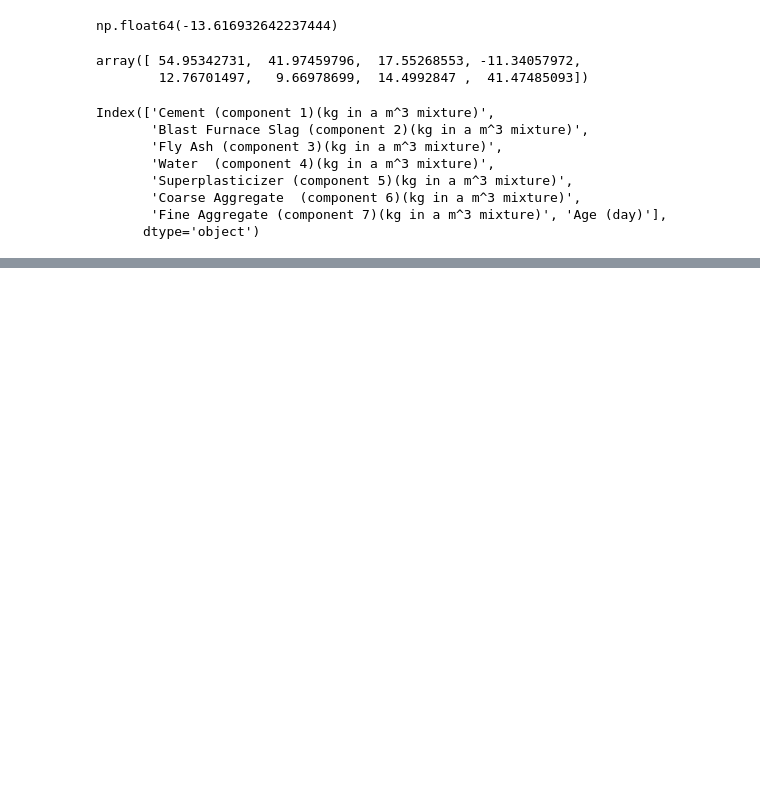
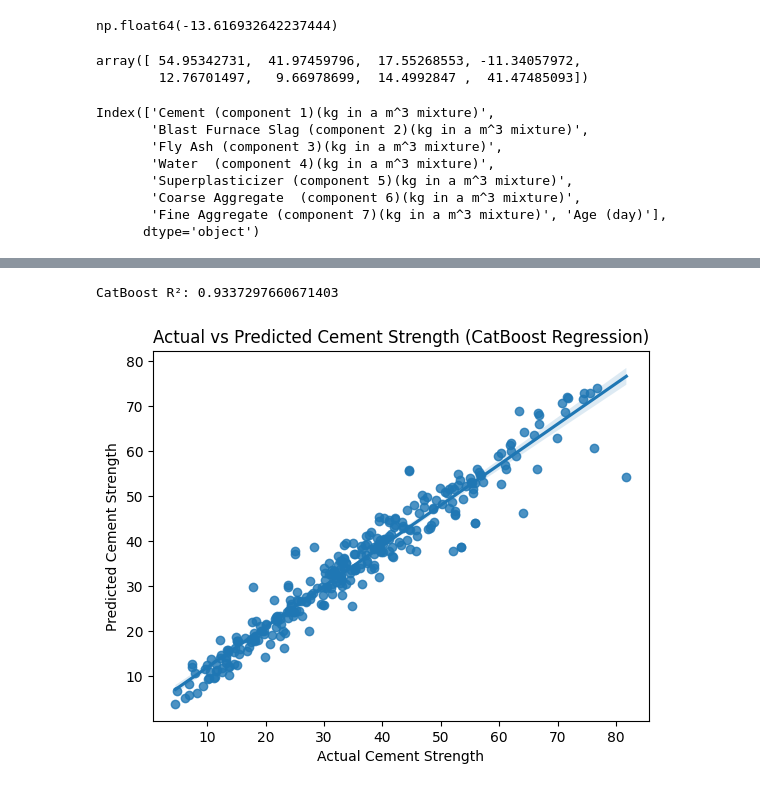
Before and after one commit to mihir0804/DataScience, a Jupyter notebook: CASE_05_Cement_Strength_Prediction_.ipynb, the cells around one changed output, grey strips where cells are left out. Saved outputs shown, nothing was run; the diff lists cells and outputs as text; code cells hidden in the pictures; blank space fills up the shorter version.

```diff
--- a/CASE_05_Cement_Strength_Prediction_.ipynb
+++ b/CASE_05_Cement_Strength_Prediction_.ipynb
@@ -230,0 +300,10 @@ Index(['Cement (component 1)(kg in a m^3 mixture)',
+# %%
+# XGBoost Regressor
+
+from xgboost import XGBRegressor
+
+XGB = XGBRegressor(random_state=42, objective='reg:squarederror')
+XGB.fit(X_train, y_train)
+y_pred_XGB = XGB.predict(X_test)
+
+print(f'The Model Accuracy for XGBoost Regression is',r2_score(y_test,y_pred_XGB))
@@ -230,0 +312,9 @@ Index(['Cement (component 1)(kg in a m^3 mixture)',
+# %%
+# LightGBM Regressor
+from lightgbm import LGBMRegressor
+
+LGB = LGBMRegressor(random_state=42)
+LGB.fit(X_train, y_train)
+y_pred_LGB = LGB.predict(X_test)
+
+print(f'The Model Accuracy for LightGBM Regression is',r2_score(y_test,y_pred_LGB))
@@ -230,0 +361,20 @@ Index(['Cement (component 1)(kg in a m^3 mixture)',
+# %%
+# CatBoost Regressor
+from catboost import CatBoostRegressor
+
+CAT = CatBoostRegressor(verbose=0, random_state=42)
+CAT.fit(X_train, y_train)
+y_pred_CAT = CAT.predict(X_test)
+
+print("CatBoost R²:", r2_score(y_test, y_pred_CAT))
+# %% [output]
+CatBoost R²: 0.9337297660671403
+# %%
+sns.regplot(x=y_test, y=y_pred_CAT)
+plt.xlabel('Actual Cement Strength')
+plt.ylabel('Predicted Cement Strength')
+plt.title('Actual vs Predicted Cement Strength (CatBoost Regression)')
+
+plt.show()
+# %% [output]
+[figure, added]
```
Also changed, not shown: parts of 15 cells of this notebook.
